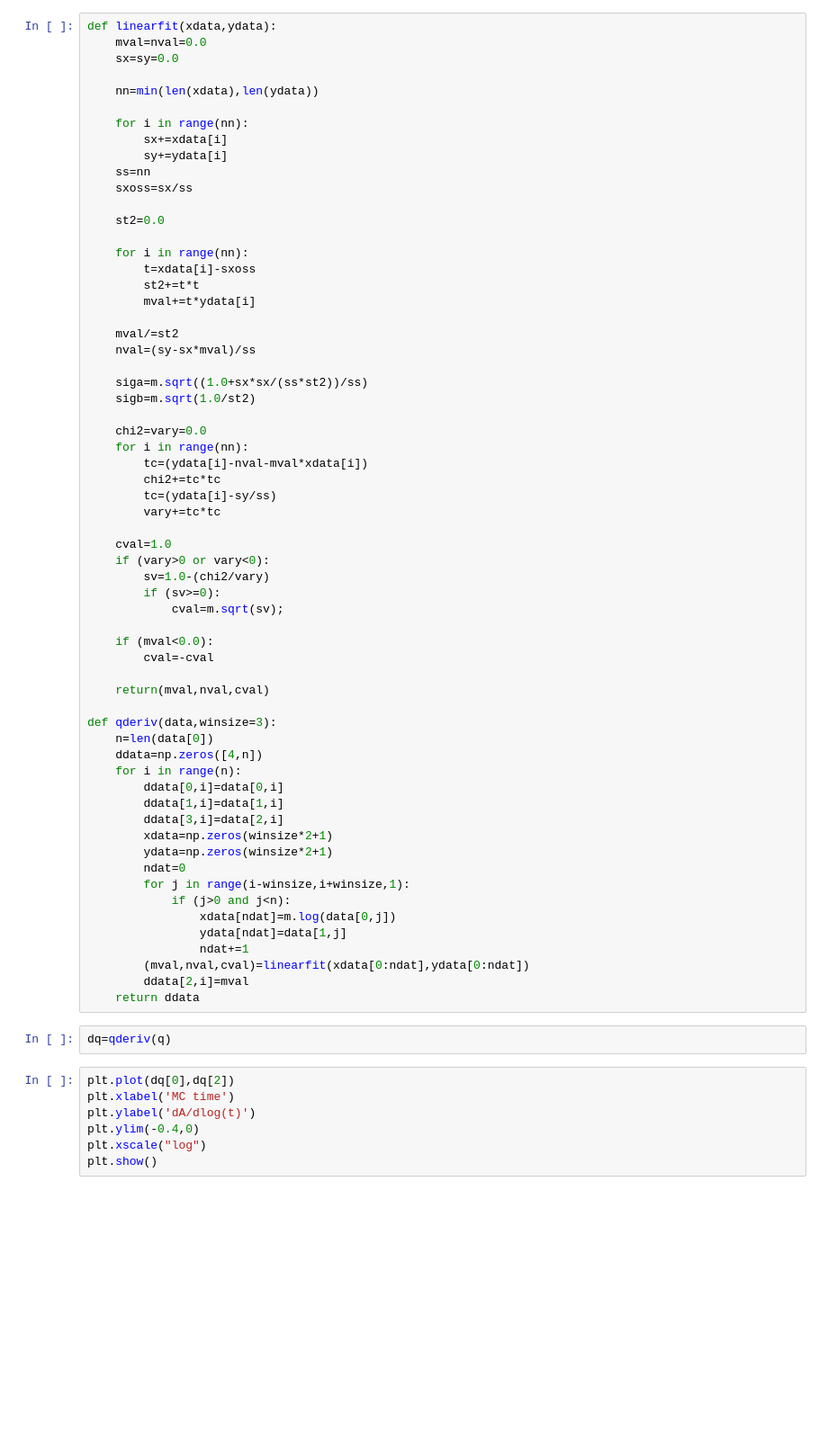
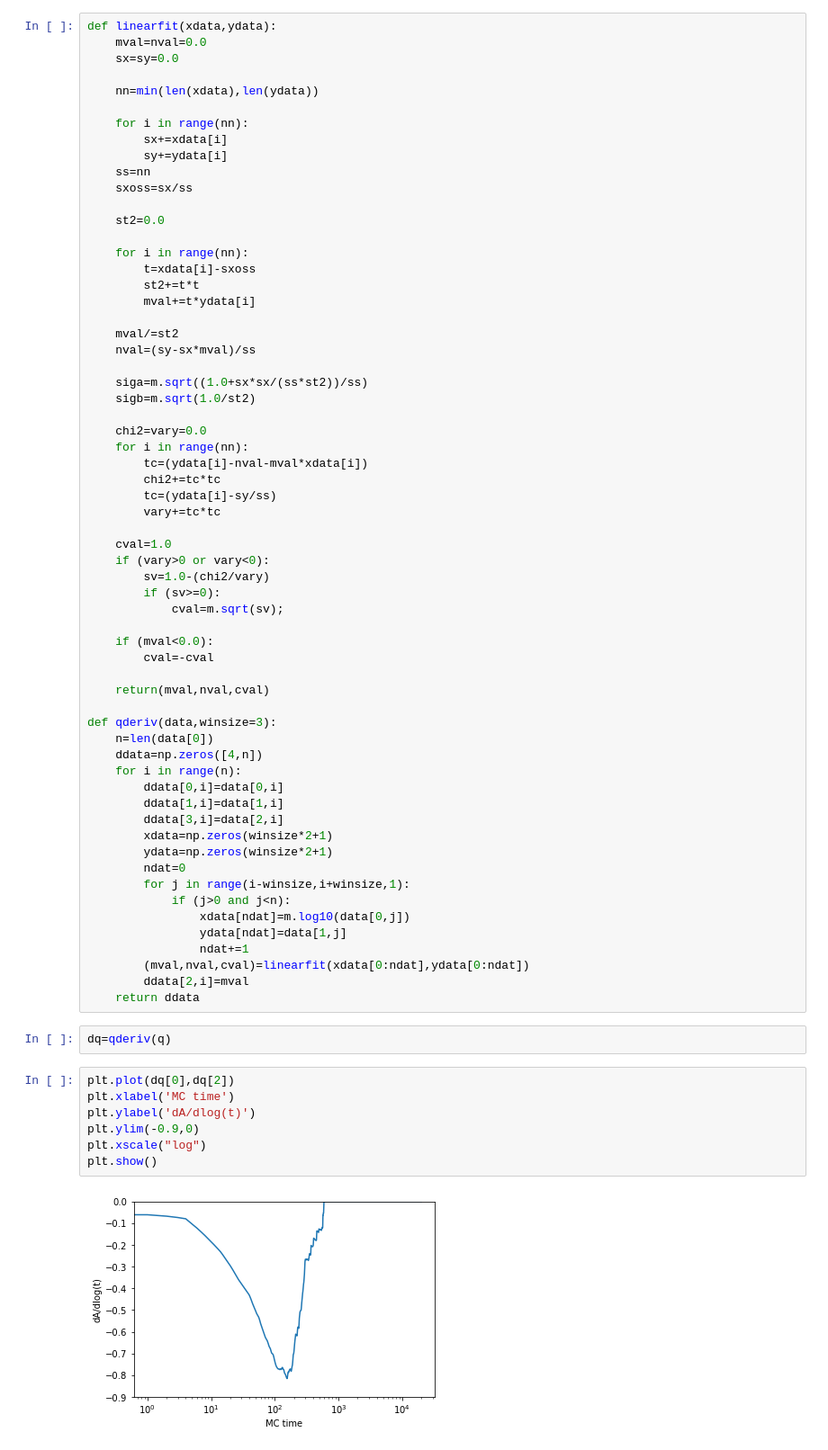
Before and after one commit to feiglab/mc-trpcys, a Jupyter notebook: mc-trpcys.ipynb, the cells around one changed output. Shown at 90% size. Saved outputs shown, nothing was run; the diff lists cells and outputs as text; blank space fills up the shorter version.

```diff
--- a/mc-trpcys.ipynb
+++ b/mc-trpcys.ipynb
@@ -282,7 +292,7 @@ def qderiv(data,winsize=3):
         ndat=0
         for j in range(i-winsize,i+winsize,1):
             if (j>0 and j<n):
-                xdata[ndat]=m.log(data[0,j])
+                xdata[ndat]=m.log10(data[0,j])
                 ydata[ndat]=data[1,j]
                 ndat+=1
         (mval,nval,cval)=linearfit(xdata[0:ndat],ydata[0:ndat])
@@ -293,7 +303,9 @@ dq=qderiv(q)
 # %%
 plt.plot(dq[0],dq[2])
 plt.xlabel('MC time')
 plt.ylabel('dA/dlog(t)')
-plt.ylim(-0.4,0)
+plt.ylim(-0.9,0)
 plt.xscale("log")
 plt.show()
+# %% [output]
+[figure, added]
```
Also changed, not shown: parts of 5 cells of this notebook.
